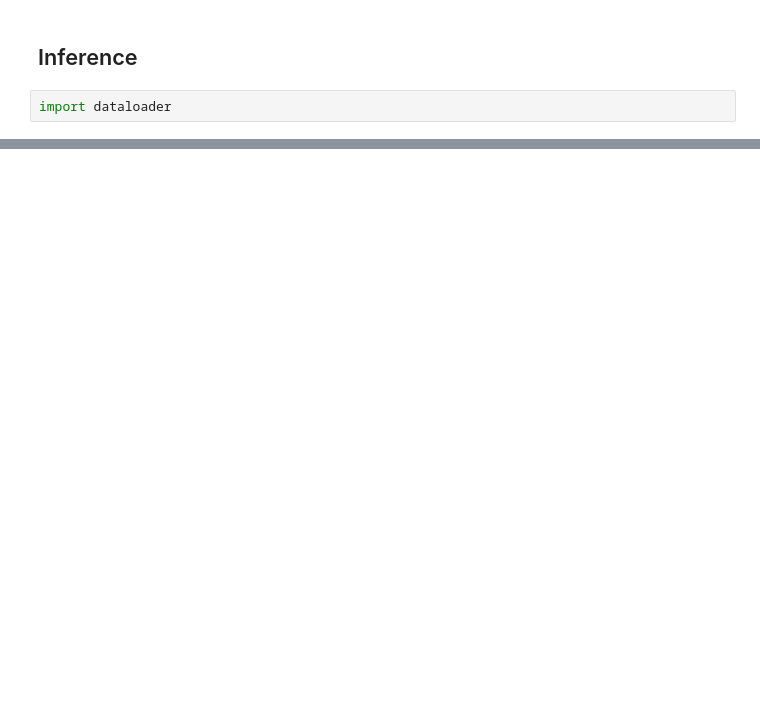
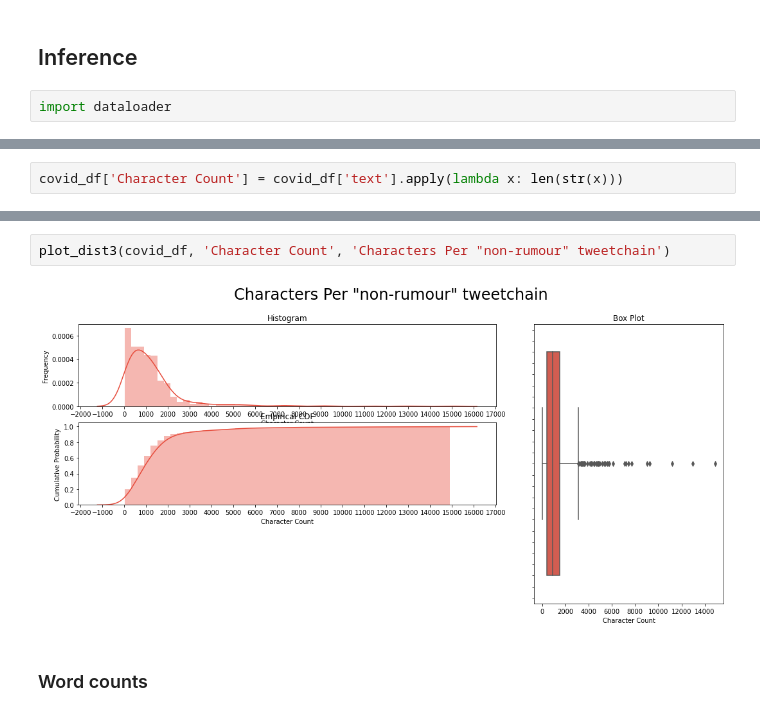
Before and after one commit to Bachfischer/COMP90042-Rumour-Detection-on-Twitter, a Jupyter notebook: src/02_rumour_analysis.ipynb, the cells around one changed output, grey strips where cells are left out. Cells and saved outputs as stored; diff of their text form; blank space fills up the shorter version.

```diff
--- a/src/02_rumour_analysis.ipynb
+++ b/src/02_rumour_analysis.ipynb
@@ -59 +81,3 @@ covid_df['mention_count'] = covid_df['text'].apply(lambda x: len([c for c in str
+# %%
+covid_df['Character Count'] = covid_df['text'].apply(lambda x: len(str(x)))
 # %%
@@ -82,0 +125,6 @@ plt.show()
+# %%
+plot_dist3(covid_df, 'Character Count', 'Characters Per "non-rumour" tweetchain')
+# %% [output]
+[figure, added]
+# %% [markdown]
+### Word counts
```
Also changed, not shown: parts of 47 cells of this notebook, 2 other files.
